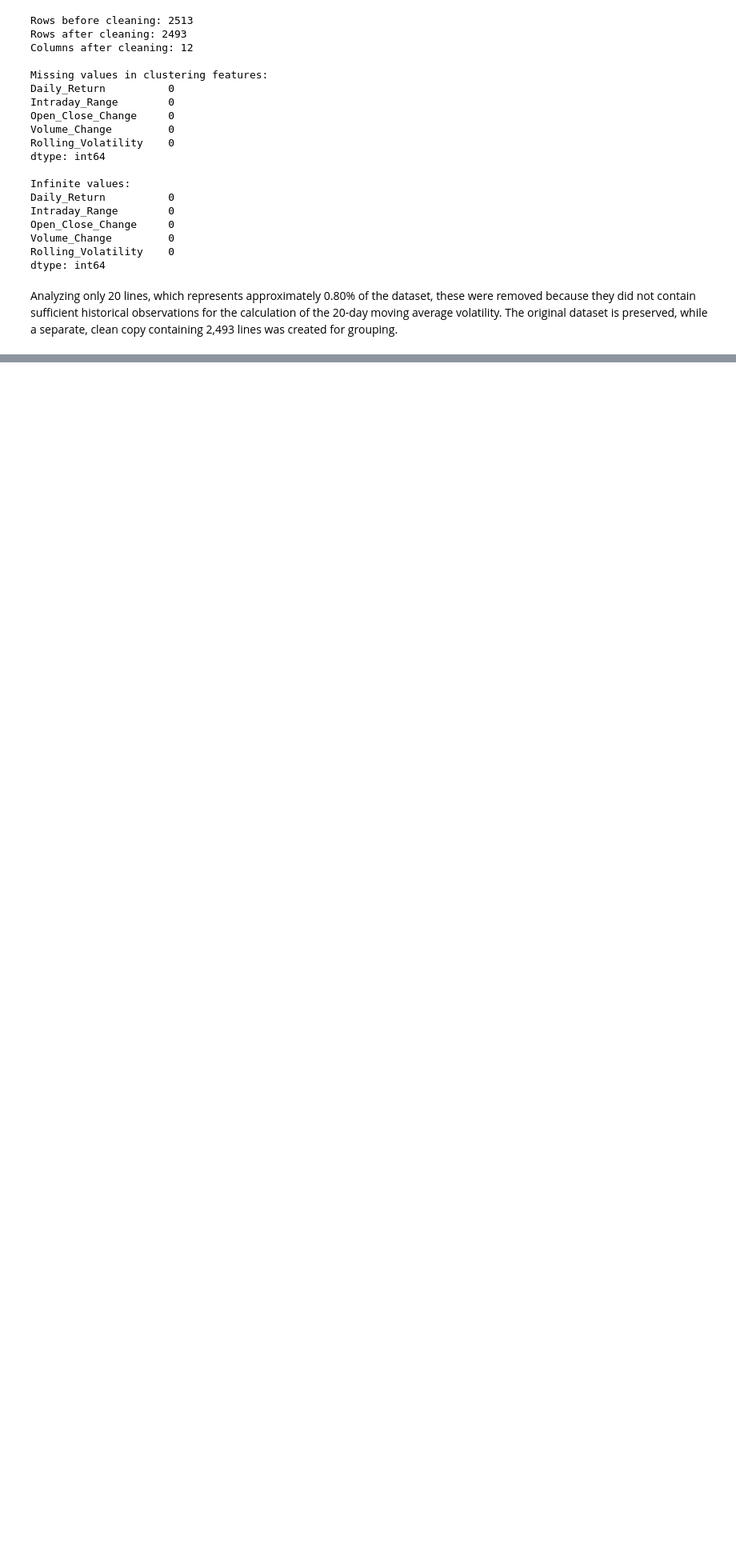
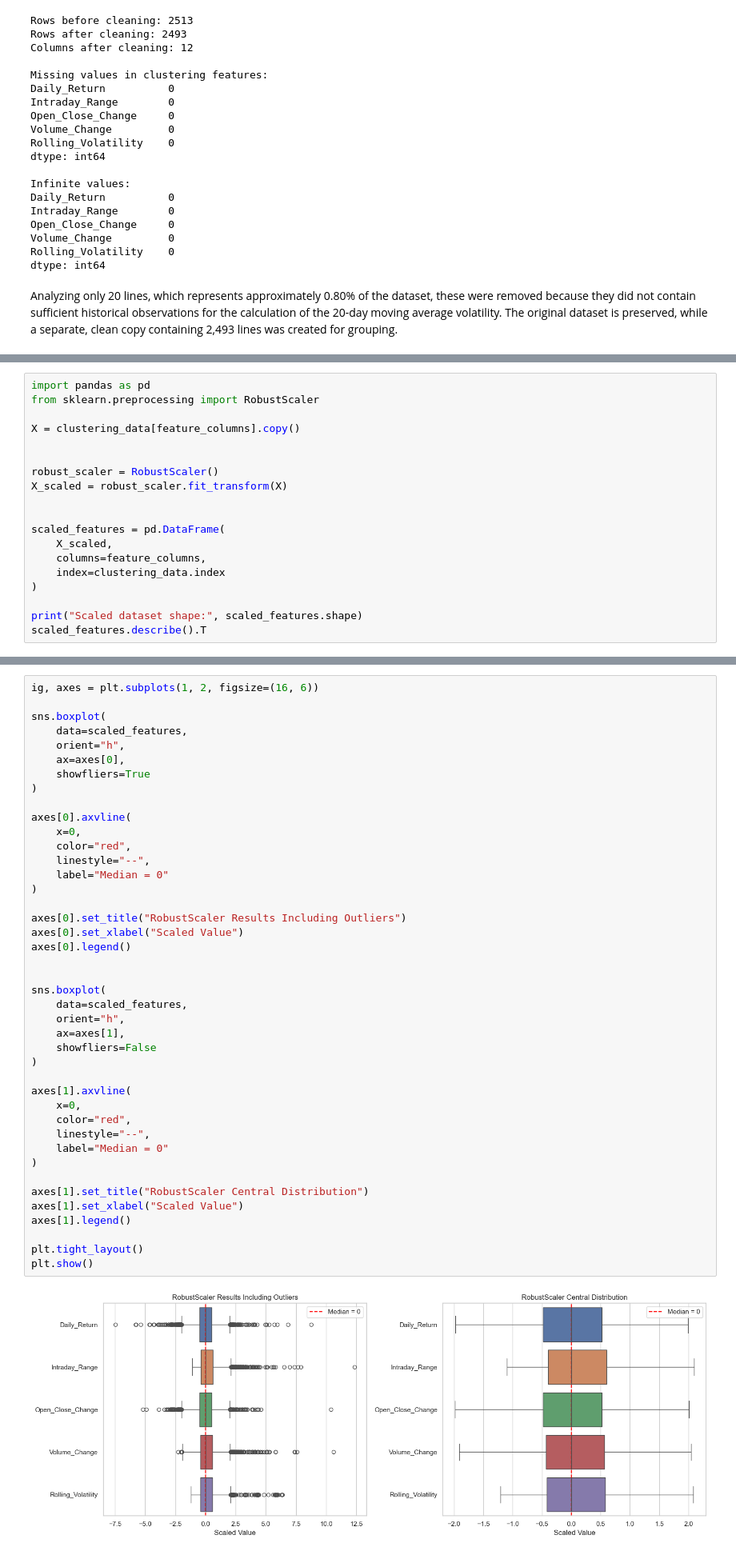
Before and after one commit to 2026228-dev/CA1MLB-2026228, a Jupyter notebook: AAPL.ipynb, the cells around one changed output, grey strips where cells are left out. Shown at 80% size. Drawn from its saved outputs; the diff is of its cells as text; blank space fills up the shorter version.

```diff
--- a/AAPL.ipynb
+++ b/AAPL.ipynb
@@ -479,0 +520,19 @@ Analyzing only 20 lines, which represents approximately 0.80% of the dataset, th
+# %%
+import pandas as pd
+from sklearn.preprocessing import RobustScaler
+
+X = clustering_data[feature_columns].copy()
+
+
+robust_scaler = RobustScaler()
+X_scaled = robust_scaler.fit_transform(X)
+
+
+scaled_features = pd.DataFrame(
+    X_scaled,
+    columns=feature_columns,
+    index=clustering_data.index
+)
+
+print("Scaled dataset shape:", scaled_features.shape)
+scaled_features.describe().T
@@ -479,0 +547,44 @@ Analyzing only 20 lines, which represents approximately 0.80% of the dataset, th
+# %%
+ig, axes = plt.subplots(1, 2, figsize=(16, 6))
+
+sns.boxplot(
+    data=scaled_features,
+    orient="h",
+    ax=axes[0],
+    showfliers=True
+)
+
+axes[0].axvline(
+    x=0,
+    color="red",
+    linestyle="--",
+    label="Median = 0"
+)
+
+axes[0].set_title("RobustScaler Results Including Outliers")
+axes[0].set_xlabel("Scaled Value")
+axes[0].legend()
+
+
+sns.boxplot(
+    data=scaled_features,
+    orient="h",
+    ax=axes[1],
+    showfliers=False
+)
+
+axes[1].axvline(
+    x=0,
+    color="red",
+    linestyle="--",
+    label="Median = 0"
+)
+
+axes[1].set_title("RobustScaler Central Distribution")
+axes[1].set_xlabel("Scaled Value")
+axes[1].legend()
+
+plt.tight_layout()
+plt.show()
+# %% [output]
+[figure, added]
```
Also changed, not shown: parts of 14 cells of this notebook, 1 other file.
